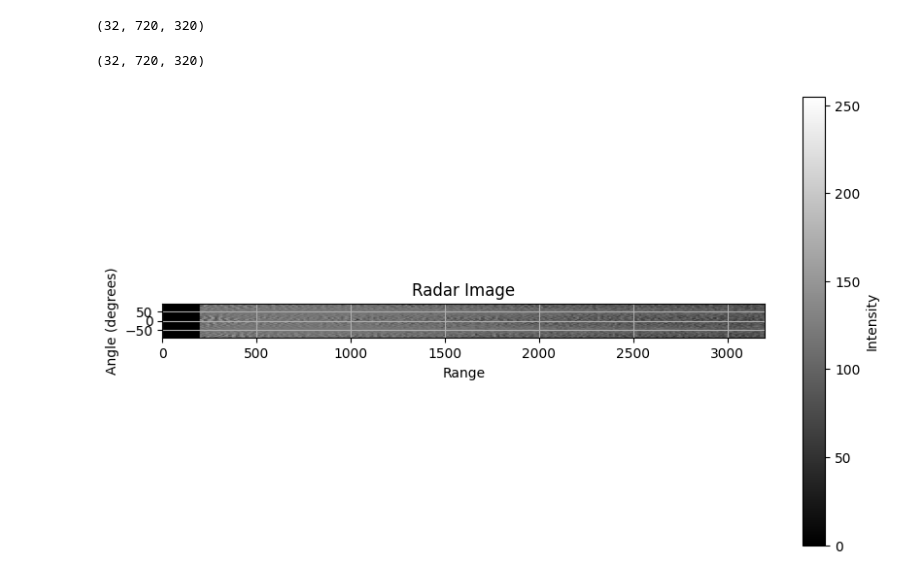
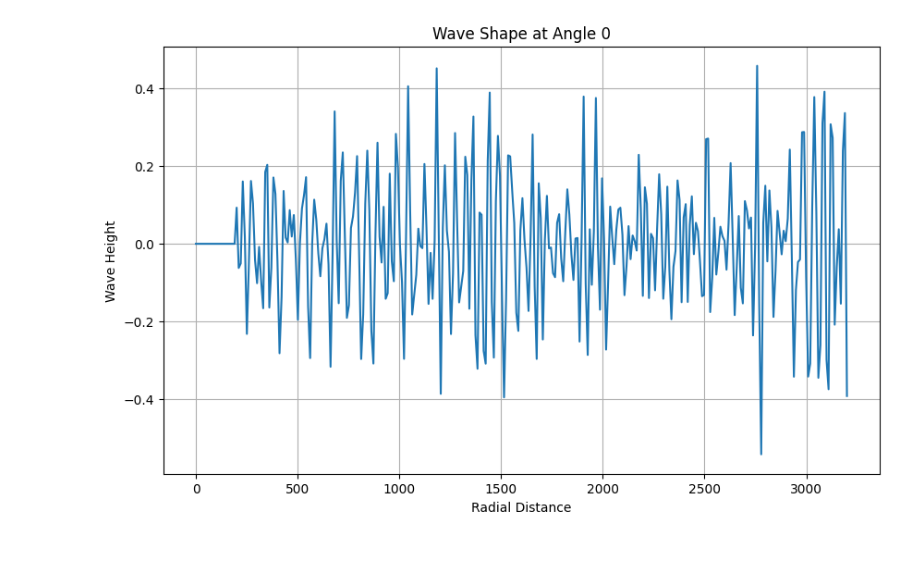
Before and after one commit to ChengJunJunJun/Graduation_Project, a Jupyter notebook: Graduation_design_main_project/demo.ipynb, the cells around one changed output. Cells and saved outputs as stored; diff of their text form; code cells hidden in the pictures; blank space fills up the shorter version.

```diff
--- a/Graduation_design_main_project/demo.ipynb
+++ b/Graduation_design_main_project/demo.ipynb
@@ -28,22 +26,22 @@ print(eta00)
-# %%
-print(eta02.shape)
-# %% [output]
-(32, 720, 320)
-# %%
-print(eta04.shape)
-# %% [output]
-(32, 720, 320)
 # %%
 import matplotlib.pyplot as plt
 
-# 可视化雷达图像
+# 选择第一帧数据和第一个角度
+frame_index = 0
+angle_index = 710
+eta_frame = eta00[frame_index]
+eta_angle = eta_frame[angle_index]
+
+# 设置径向范围
+r_values = np.linspace(0, 3200, 320)
+
+# 可视化波浪形状
 plt.figure(figsize=(10, 6))
-plt.imshow(eta04[0], cmap='gray', origin='lower', extent=[0, 3200, -90, 90])
-plt.colorbar(label='Intensity')
-plt.title('Radar Image')
-plt.xlabel('Range')
-plt.ylabel('Angle (degrees)')
+plt.plot(r_values, eta_angle)
+plt.title('Wave Shape at Angle 0')
+plt.xlabel('Radial Distance')
+plt.ylabel('Wave Height')
 plt.grid(True)
 plt.show()
 # %% [output]
-[figure, old version]
+[figure, new version]
```
Also changed, not shown: parts of 11 cells of this notebook, 2 other files.
